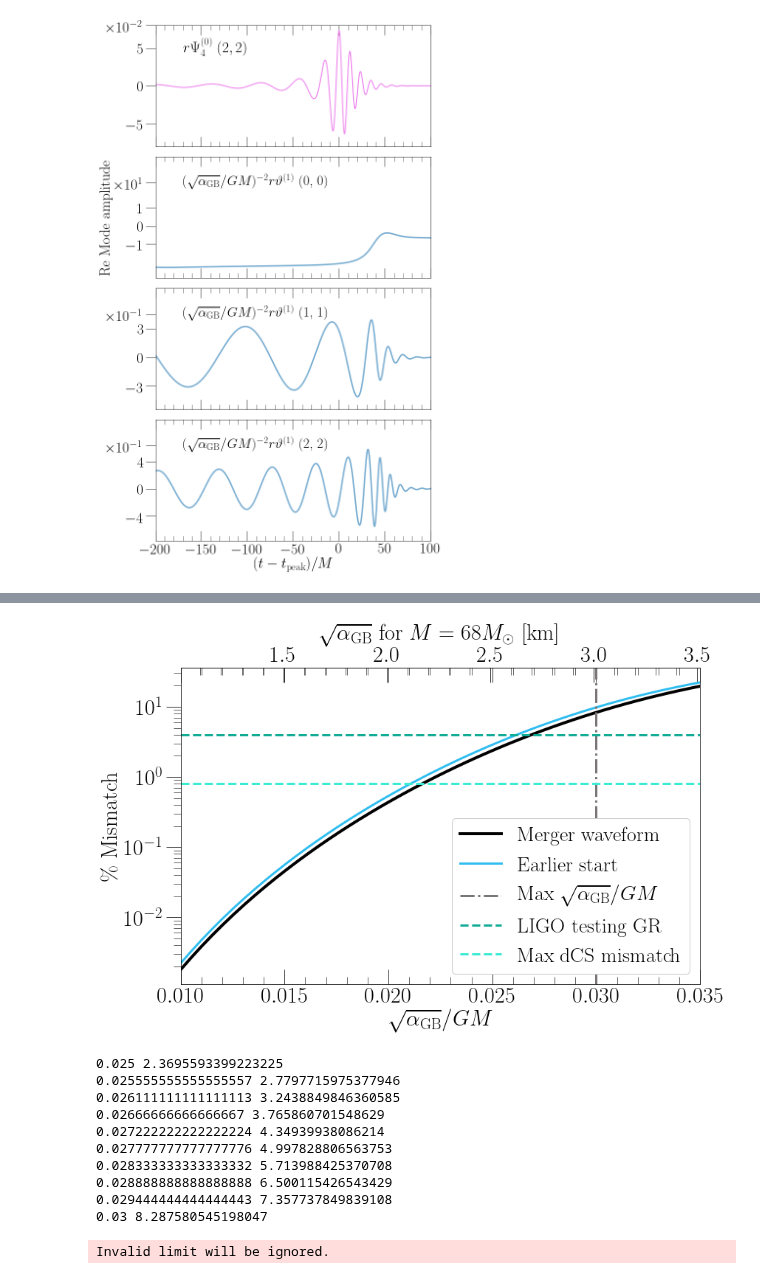
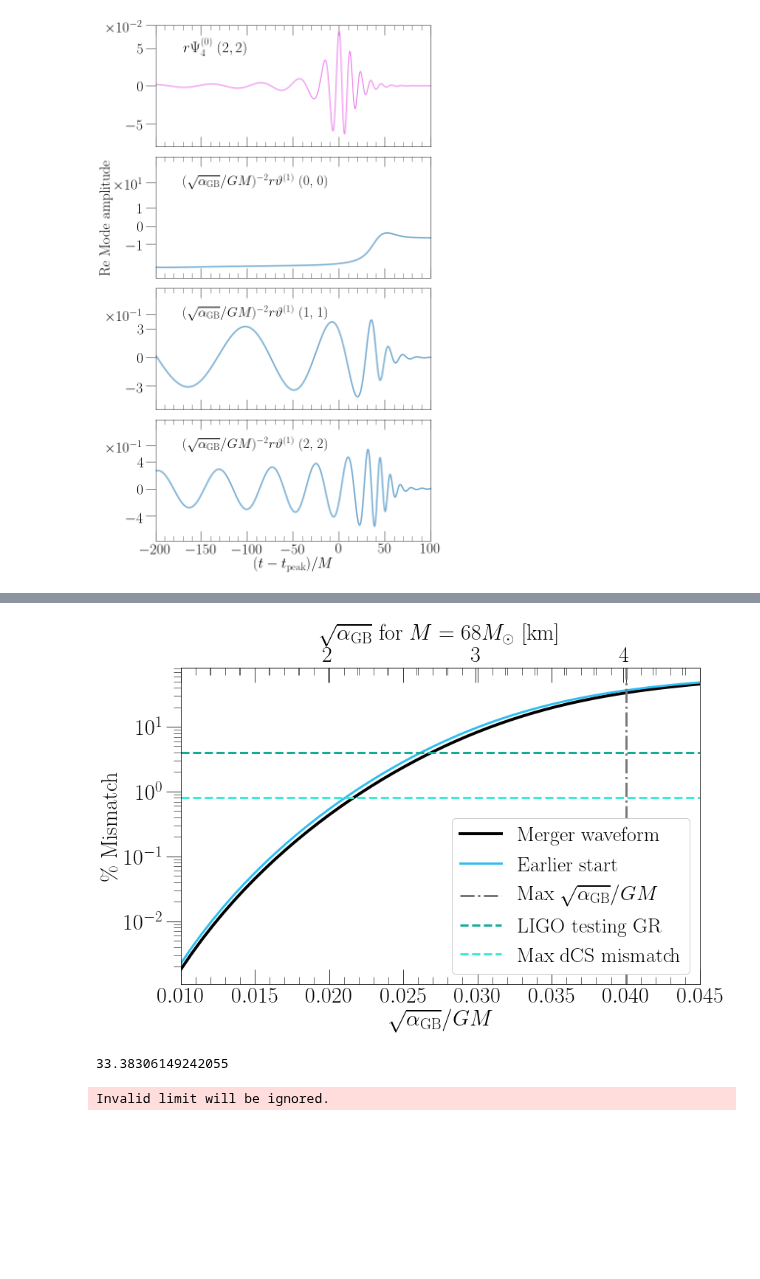
Before and after one commit to mariaokounkova/EDGB, a Jupyter notebook: GW150914/EDGB_GW.ipynb, the cells around one changed output, grey strips where cells are left out. Saved outputs shown, nothing was run; the diff lists cells and outputs as text; code cells hidden in the pictures; blank space fills up the shorter version.

```diff
--- a/GW150914/EDGB_GW.ipynb
+++ b/GW150914/EDGB_GW.ipynb
@@ -548,7 +696,7 @@ def OverlapParameters():
 
 
     a_start = 0.01
-    a_end = 0.035
+    a_end = 0.045
     sqrt_alpha_arr = np.linspace(a_start, a_end, 50)
     mismatch_arr = [Overlap(a, start=2100) for a in sqrt_alpha_arr]
     ax.plot(sqrt_alpha_arr, mismatch_arr, color='black', lw=4.0, label='Merger waveform')
@@ -556,53 +704,44 @@ def OverlapParameters():
     mismatch_arr = [Overlap(a, start=2075) for a in sqrt_alpha_arr]
     ax.plot(sqrt_alpha_arr, mismatch_arr, color='#30bdf0', lw=3.0, label='Earlier start')
 
-    ax.axvline(0.03, ls='-.', lw=3.0, color='#7a7677', label=r'Max $\sqrt{\alpha_\mathrm{GB}}/GM$')
+    ax.axvline(0.04, ls='-.', lw=3.0, color='#7a7677', label=r'Max $\sqrt{\alpha_\mathrm{GB}}/GM$')
     ax.axhline(4.0, ls='--', lw=3.0, color='#11ab96', label='LIGO testing GR')
     ax.axhline(0.8, ls='--', lw=3.0, color='#3bebd3', label='Max dCS mismatch')
 
 
     legend = ax.legend(fontsize=28, loc='best', frameon=True, framealpha = 1.0, ncol=1)
     ax.set_yscale('log')
     ax.set_xlabel(r'$\sqrt{\alpha_\mathrm{GB}}/GM$', fontsize=30)
     ax.set_ylabel(r'\% Mismatch', fontsize=30)
 
 
     ax.set_xlim(a_start, a_end)
 
     ## Now make the axis in terms of km
 
     def forward(sqrt_alpha):
         ## G * 68 solar masses / c^2 to km
         return sqrt_alpha * 100.4 ## factor in km for 68 solar masses
 
     def inverse(x):
         return x / 100.4
 
     ## Add constraint label in terms of km
     secax = ax.secondary_xaxis('top', functions=(forward, inverse))
     secax.set_xlabel(r'$\sqrt{\alpha_\mathrm{GB}}$ for $M = 68 M_\odot$ [km]', fontsize=30)
 
     #ax.set_ylim(0.0, 0.5)
     plt.tight_layout()
     plt.savefig(figname + '.pdf')
     plt.show()
 
 OverlapParameters()
-for a in np.linspace(0.025, 0.03, 10):
-    print(a, Overlap(a))
-#Overlap(0.03)
+#for a in np.linspace(0.025, 0.03, 10):
+#    print(a, Overlap(a))
+Overlap(0.04)
 # %% [output]
-[figure, old version]
+[figure, new version]
-0.025 2.3695593399223225
-0.025555555555555557 2.7797715975377946
-0.026111111111111113 3.2438849846360585
-0.02666666666666667 3.765860701548629
-0.027222222222222224 4.34939938086214
-0.027777777777777776 4.997828806563753
-0.028333333333333332 5.713988425370708
-0.028888888888888888 6.500115426543429
-0.029444444444444443 7.357737849839108
-0.03 8.287580545198047
+33.38306149242055
 # %%
 ## Regime of validity
 
```
Also changed, not shown: parts of 6 cells of this notebook.
